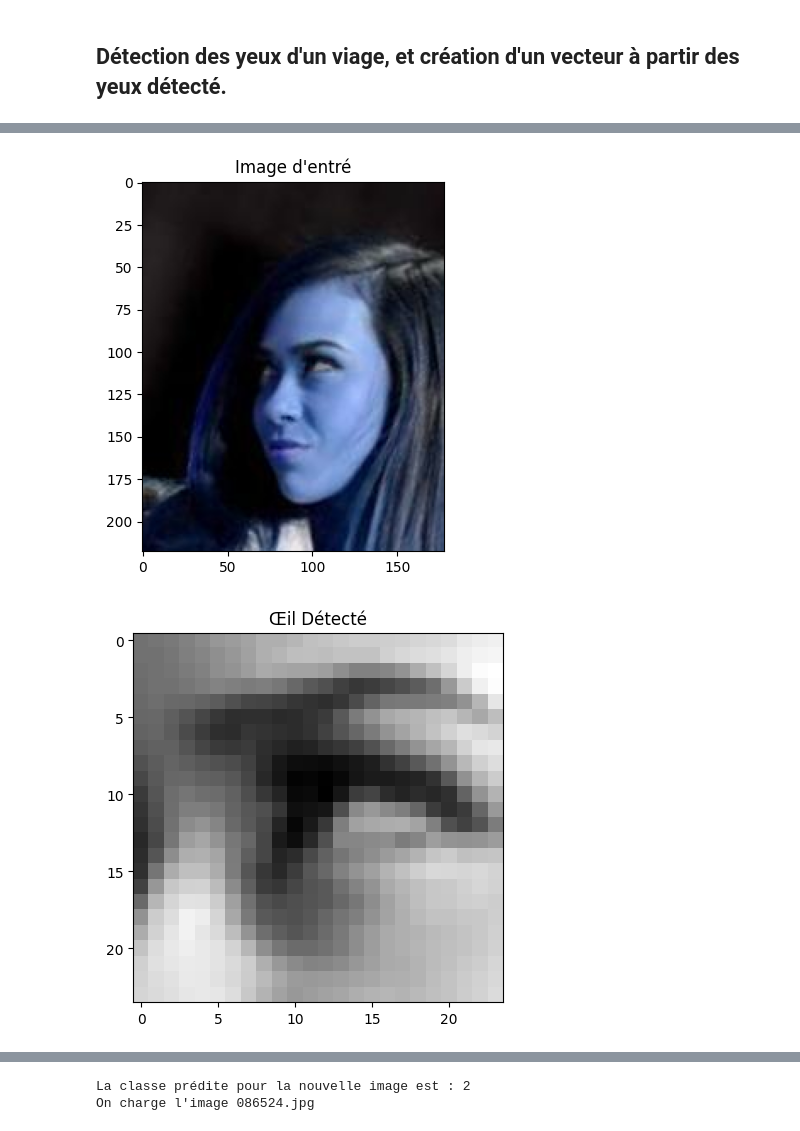
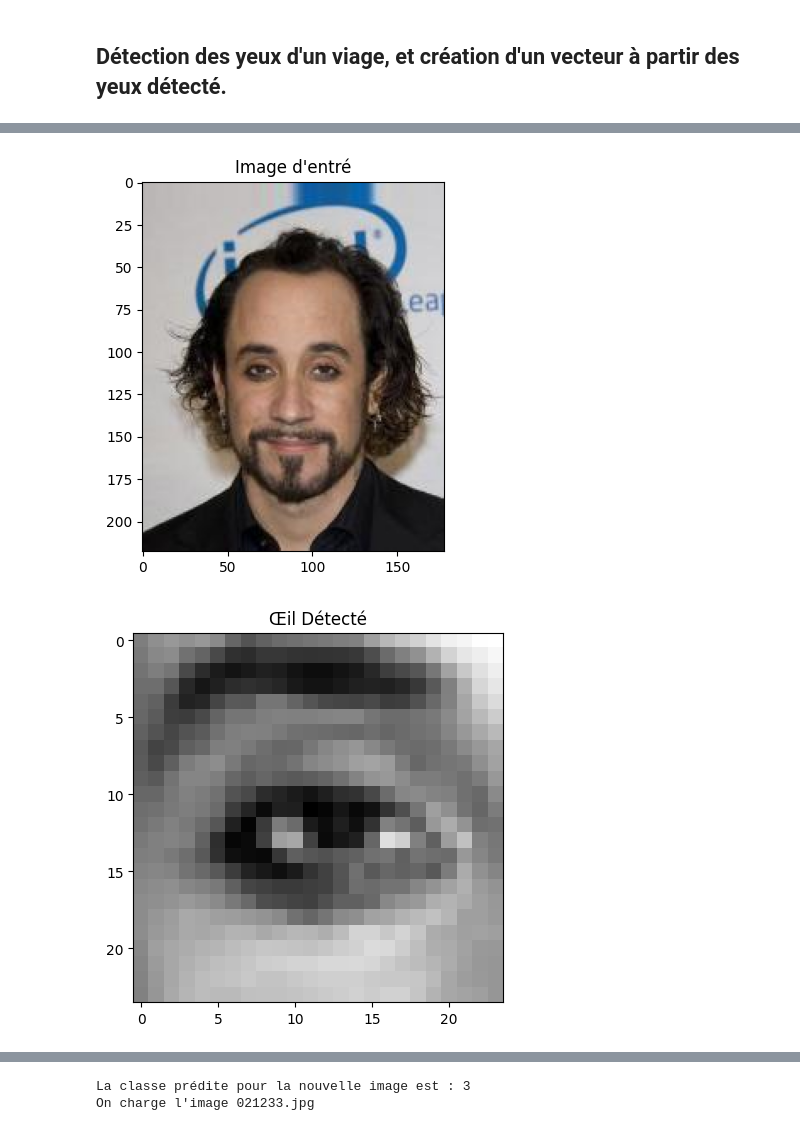
Before and after one commit to antoineMaurais/Reconnaissance-de-visage, a Jupyter notebook: Phase 2/approche-neuronal.ipynb, the cells around one changed output, grey strips where cells are left out. Cells and saved outputs as stored; diff of their text form; code cells hidden in the pictures.

```diff
--- a/Phase 2/approche-neuronal.ipynb
+++ b/Phase 2/approche-neuronal.ipynb
@@ -8,7 +8,7 @@ import cv2 as cv
 face_cascade = cv.CascadeClassifier('../Phase 1/haarcascade_frontalface_default.xml')
 eye_cascade = cv.CascadeClassifier('../Phase 1/haarcascade_eye.xml')
 
-img = cv.imread('../Image/img_label_2.jpg')
+img = cv.imread('../Image/img_label_3.jpg')
 gray = cv.cvtColor(img, cv.COLOR_BGR2GRAY)
 
 # Dimension de l'image capturée pour avoir des données uniforme.
@@ -18,7 +18,7 @@ desired_height = 24
 scale_factor = 1.3 # Un facteur plus petit augmente la chance de détecter des visages plus petits, mais peut aussi augmenter les faux positifs.
 min_neighbors = 5 # Augmenter cette valeur réduit les faux positifs. Cela définit le nombre de voisins qu'un rectangle doit avoir pour être retenu.
 
-nb_label = 2;
+nb_label = 30;
 # %% [markdown]
 ## Détection des yeux d'un viage, et création d'un vecteur à partir des yeux détecté.
 # %%
@@ -45,7 +45,7 @@ def vectoriser_oeil(photo_personnalite, face_cascade = face_cascade, eye_cascade
 
             if show_results:
                 plt.imshow(photo_personnalite)
-                #plt.imshow(cv.cvtColor(photo_personnalite, cv.COLOR_BGR2RGB))
+                plt.imshow(cv.cvtColor(photo_personnalite, cv.COLOR_BGR2RGB))
                 plt.title("Image d'entré")
                 plt.show()
 
@@ -59,7 +59,7 @@ def vectoriser_oeil(photo_personnalite, face_cascade = face_cascade, eye_cascade
 
     return vecteurs_oeils
 
-# vectoriser_oeil(img, show_results=False, scale_factor=1.2)
+# vectoriser_oeil(img, show_results=True, scale_factor=1.2)
 # Maintenant, eye_vector_normalized peut être utilisé pour l'apprentissage
 # eye_vector_normalized
 # %%
@@ -159,37 +201,46 @@ def pick_random_img_in_label(classe_predite):
         if img_label is not None:
             #plt.imshow(cv.cvtColor(img_label, cv.COLOR_BGR2RGB))
             plt.imshow(img_label)
-            plt.title(f"Image du label {classe_predite}")
+            plt.title(f"Image ({nom_image}) du label {classe_predite}")
             plt.show()
 
-            # # Charger l'image en utilisant PIL
-            # image = Image.open("../Image/people1.png")
-            # # Afficher l'image
-            # plt.imshow(image)
-            # plt.show()
+            cv.imshow(f'Image ({nom_image}) du label {classe_predite}',img_label)
+            cv.waitKey(0)
+            cv.destroyAllWindows()
         else:
             print(f"Impossible de charger l'image {nom_image}.")
 # %%
 import json
 
 # Supposons que 'nouveau_vecteur' est le vecteur de la nouvelle image
 # et que 'vecteurs_moyens' est le dictionnaire de vos vecteurs moyens
 
 # Chemin vers votre fichier JSON
-fichier_json = '../Data/mean_vectors_2_labels.json'
+fichier_json = '../Data/mean_vectors.json'
 
 # Charger les vecteurs moyens à partir du fichier JSON
 with open(fichier_json, 'r') as file:
     vecteurs_moyens = json.load(file)
 
 nouveau_vecteur = vectoriser_oeil(img, show_results=True, scale_factor=1.2)
 
+# Affichage de l'image d'entrée en couleur
+cv.imshow(f"Image ({img}) d'entrée ",img)
+cv.waitKey(0)
+cv.destroyAllWindows()
+
+
 if nouveau_vecteur is None or len(nouveau_vecteur) == 0:
     print("Aucun œil détecté ou erreur dans la vectorisation de l'image. Len = ", len(nouveau_vecteur))
 else:
-    classe_predite = classifier(nouveau_vecteur, vecteurs_moyens)
+    # Classification
+    # classe_predite = classifier(nouveau_vecteur, vecteurs_moyens)
+
+    # Classification avec un graphique
+    classe_predite = classifier_avec_graphique(nouveau_vecteur, vecteurs_moyens)
+
     print(f"La classe prédite pour la nouvelle image est : {classe_predite}")
     pick_random_img_in_label(classe_predite)
 # %% [output]
-[figure, old version]
+[figure, new version]
-[figure, old version]
+[figure, new version]
@@ -197,2 +252,2 @@ else:
-La classe prédite pour la nouvelle image est : 2
-On charge l'image 086524.jpg
+La classe prédite pour la nouvelle image est : 3
+On charge l'image 021233.jpg
```
Also changed, not shown: parts of 3 cells of this notebook, 7 other files.
